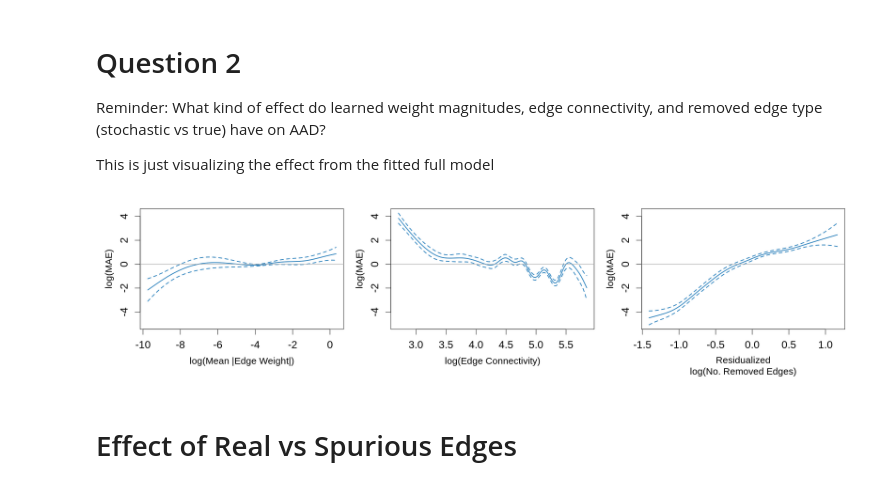
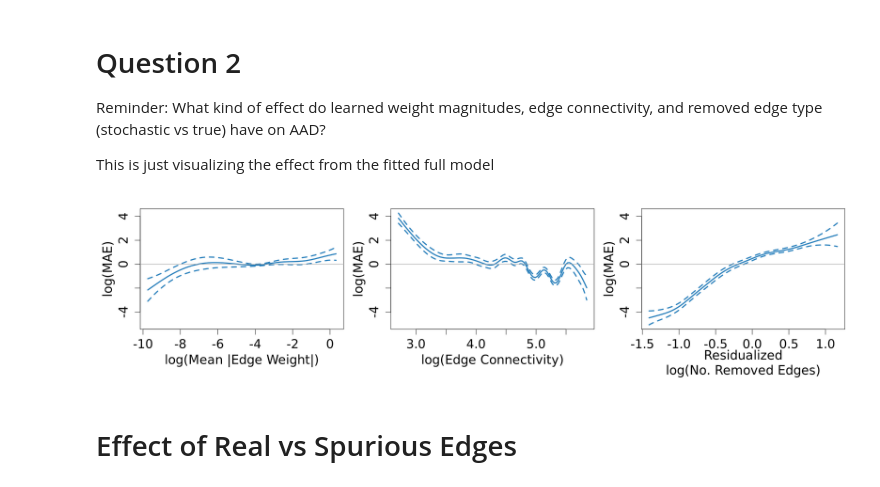
Before and after one commit to hmbaghdassarian/scLEMBAS, a Jupyter notebook: notebooks/McCauley_2024/07_mechanistic_analyses/self_pruning/03B_AAD_GAMM.ipynb, the cells around one changed output. Drawn from its saved outputs; the diff is of its cells as text; code cells hidden in the pictures.

```diff
--- a/notebooks/McCauley_2024/07_mechanistic_analyses/self_pruning/03B_AAD_GAMM.ipynb
+++ b/notebooks/McCauley_2024/07_mechanistic_analyses/self_pruning/03B_AAD_GAMM.ipynb
@@ -519,30 +444,32 @@ plot_gam_effects_1x3 <- function(
 # %%
 w = 20
 h = 5
 options(repr.plot.width = w, repr.plot.height = h)
 
 # save
 plot_gam_effects_1x3(
   model_full,
   w = w, h = h,
   base_cex = 1.4,
-  axis_cex = 1.2,
-  label_cex = 1.5,
+  axis_cex = 1.4,
+  label_cex = 2,
+    lwd       = 3,
   save_path = file.path(data_path,'figures', "McCauley_selfpruning_GAM_partial_effects.png"),
-  dpi = 1200
+  dpi = 600
 )
 
 # display
 plot_gam_effects_1x3(
   model_full,
   w = w, h = h,
   base_cex = 1.4,
-  axis_cex = 1.2,
-  label_cex = 1.5,
+  axis_cex = 1.4,
+  label_cex = 2,
+    lwd       = 3,
   save_path = NULL
 )
 # %% [output]
-[figure, old version]
+[figure, new version]
 # %% [markdown]
 # Effect of Real vs Spurious Edges
 # %%
```
Also changed, not shown: parts of 7 cells of this notebook, 10 other files.
